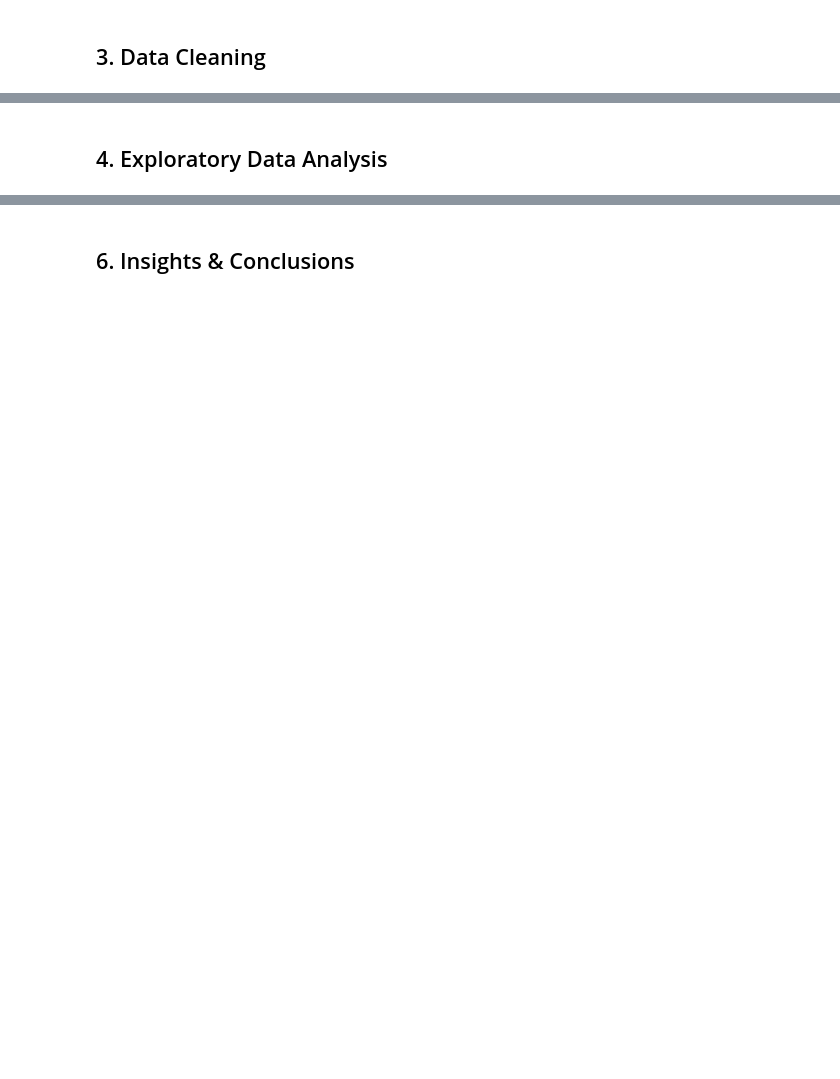
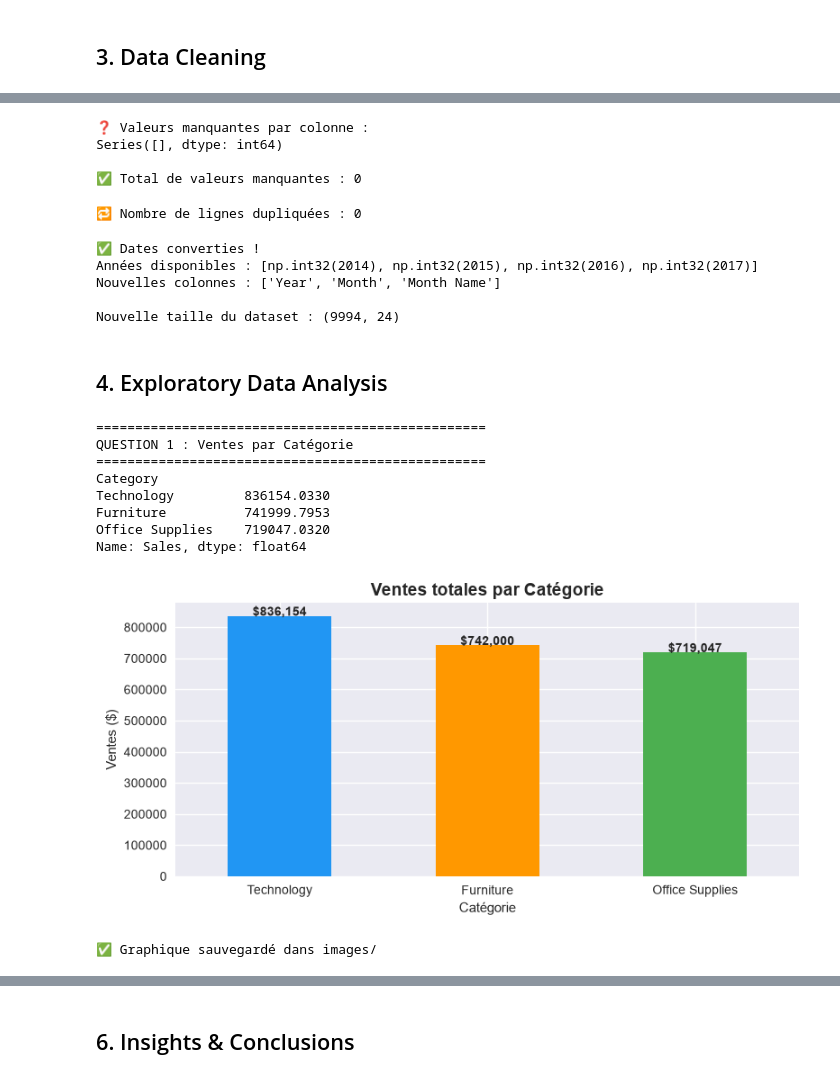
Before and after one commit to atef-hadef/30-Days-Data-Science-Challenge, a Jupyter notebook: week-1-data-foundations/day-01-sales-analysis/notebook.ipynb, the cells around one changed output, grey strips where cells are left out. Saved outputs shown, nothing was run; the diff lists cells and outputs as text; code cells hidden in the pictures; blank space fills up the shorter version.

Commit message:
✅ Day 01 - Sales Analysis complete | 5 business insights + 5 charts

```diff
--- a/week-1-data-foundations/day-01-sales-analysis/notebook.ipynb
+++ b/week-1-data-foundations/day-01-sales-analysis/notebook.ipynb
@@ -9,2 +86,71 @@
+# %%
+print("❓ Valeurs manquantes par colonne :")
+missing = df.isnull().sum()
+print(missing[missing > 0])
+
+print(f"\n✅ Total de valeurs manquantes : {df.isnull().sum().sum()}")
+# %% [output]
+❓ Valeurs manquantes par colonne :
+Series([], dtype: int64)
+
+✅ Total de valeurs manquantes : 0
+# %%
+doublons = df.duplicated().sum()
+print(f"🔁 Nombre de lignes dupliquées : {doublons}")
+# %% [output]
+🔁 Nombre de lignes dupliquées : 0
+# %%
+df['Order Date'] = pd.to_datetime(df['Order Date'])
+df['Ship Date'] = pd.to_datetime(df['Ship Date'])
+
+df['Year'] = df['Order Date'].dt.year
+df['Month'] = df['Order Date'].dt.month
+df['Month Name'] = df['Order Date'].dt.strftime('%B')
+
+print("✅ Dates converties !")
+print(f"Années disponibles : {sorted(df['Year'].unique())}")
+print(f"Nouvelles colonnes : {['Year', 'Month', 'Month Name']}")
+print(f"\nNouvelle taille du dataset : {df.shape}")
+# %% [output]
+✅ Dates converties !
+Années disponibles : [np.int32(2014), np.int32(2015), np.int32(2016), np.int32(2017)]
+Nouvelles colonnes : ['Year', 'Month', 'Month Name']
+
+Nouvelle taille du dataset : (9994, 24)
 # %% [markdown]
 ## 4. Exploratory Data Analysis
+# %%
+print("=" * 50)
+print("QUESTION 1 : Ventes par Catégorie")
+print("=" * 50)
+
+ventes_categorie = df.groupby('Category')['Sales'].sum().sort_values(ascending=False)
+print(ventes_categorie)
+
+# Graphique
+fig, ax = plt.subplots(figsize=(8, 4))
+ventes_categorie.plot(kind='bar', ax=ax, color=['#2196F3', '#FF9800', '#4CAF50'])
+ax.set_title('Ventes totales par Catégorie', fontsize=14, fontweight='bold')
+ax.set_xlabel('Catégorie')
+ax.set_ylabel('Ventes ($)')
+ax.tick_params(axis='x', rotation=0)
+
+# Ajouter les valeurs sur chaque barre
+for i, v in enumerate(ventes_categorie):
+    ax.text(i, v + 1000, f'${v:,.0f}', ha='center', fontweight='bold')
+
+plt.tight_layout()
+plt.savefig('images/q1_ventes_categorie.png', dpi=150, bbox_inches='tight')
+plt.show()
+print("✅ Graphique sauvegardé dans images/")
+# %% [output]
+==================================================
+QUESTION 1 : Ventes par Catégorie
+==================================================
+Category
+Technology         836154.0330
+Furniture          741999.7953
+Office Supplies    719047.0320
+Name: Sales, dtype: float64
+[figure, added]
+✅ Graphique sauvegardé dans images/
```
Also changed, not shown: parts of 10 cells of this notebook, 5 other files.
